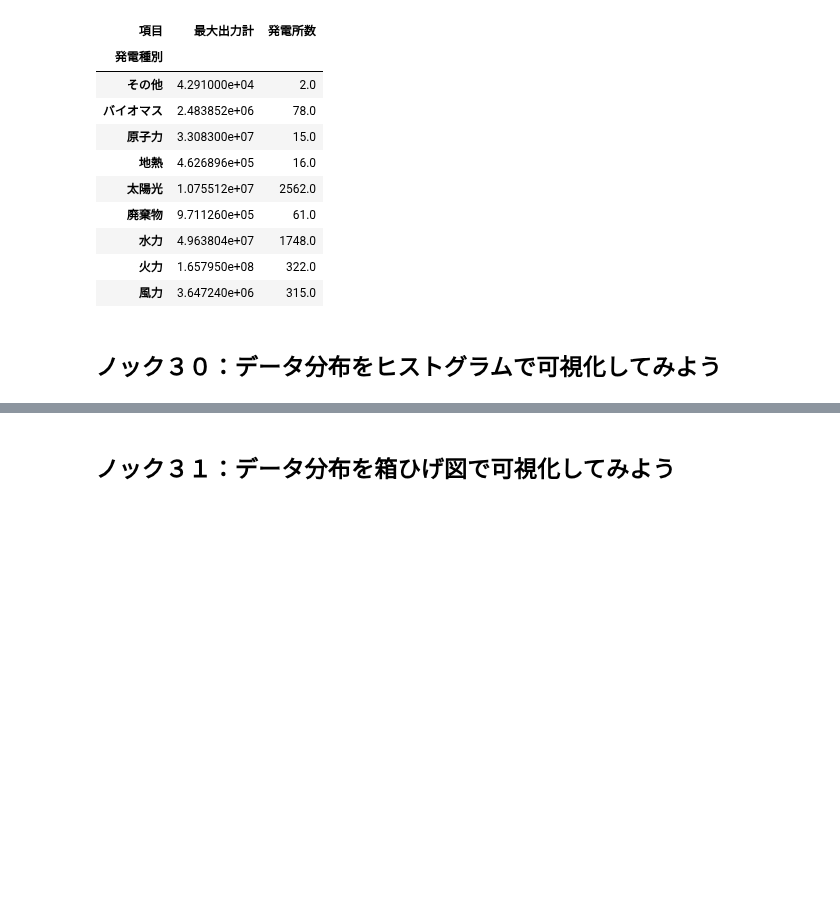
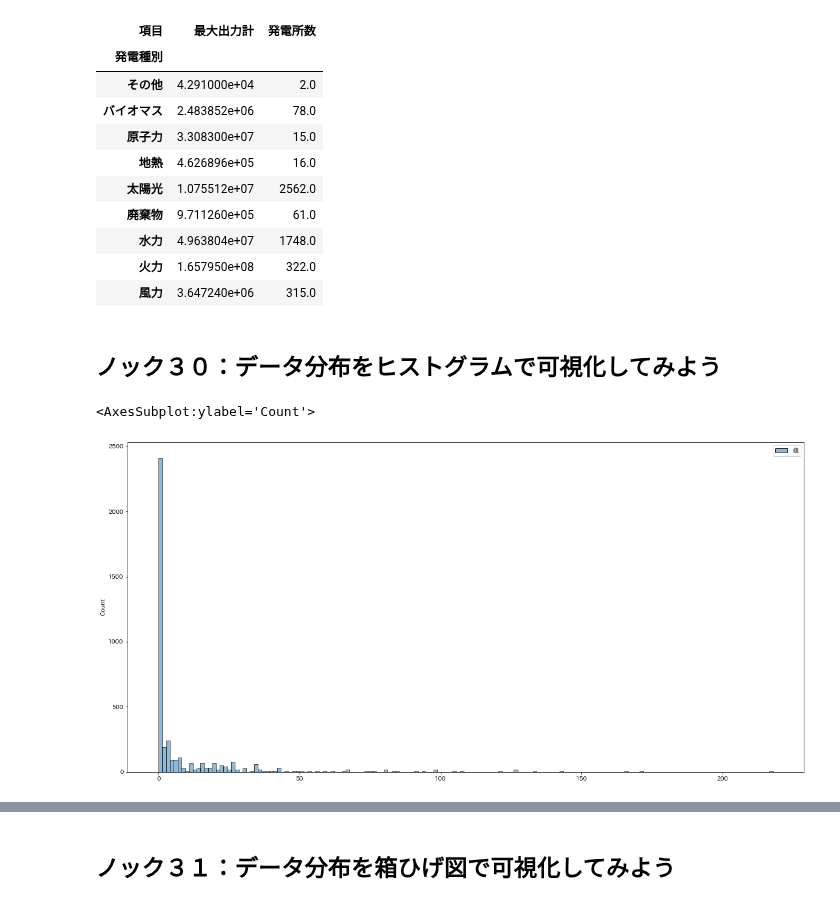
Before and after one commit to winuim/python-process-visualization-100, a Jupyter notebook: chapter-2/src/chapter-2.ipynb, the cells around one changed output, grey strips where cells are left out. Drawn from its saved outputs; the diff is of its cells as text; code cells hidden in the pictures; blank space fills up the shorter version.

```diff
--- a/chapter-2/src/chapter-2.ipynb
+++ b/chapter-2/src/chapter-2.ipynb
@@ -393,3 +393,13 @@ pd.pivot_table(datas_v_all.loc[datas_v_all["年月"]=="2020.4"], index="発電
 | 風力 | 3.647240e+06 | 315.0 |
 # %% [markdown]
 ## ノック３０：データ分布をヒストグラムで可視化してみよう
+# %%
+import matplotlib.pyplot as plt
+import japanize_matplotlib
+import seaborn as sns
+
+plt.figure(figsize=(20,10))
+sns.histplot(datas_v_all.loc[datas_v_all["項目"]=="発電所数"])
+# %% [output]
+<AxesSubplot:ylabel='Count'>
+[figure, added]
```
Also changed, not shown: parts of 1 cell of this notebook.
